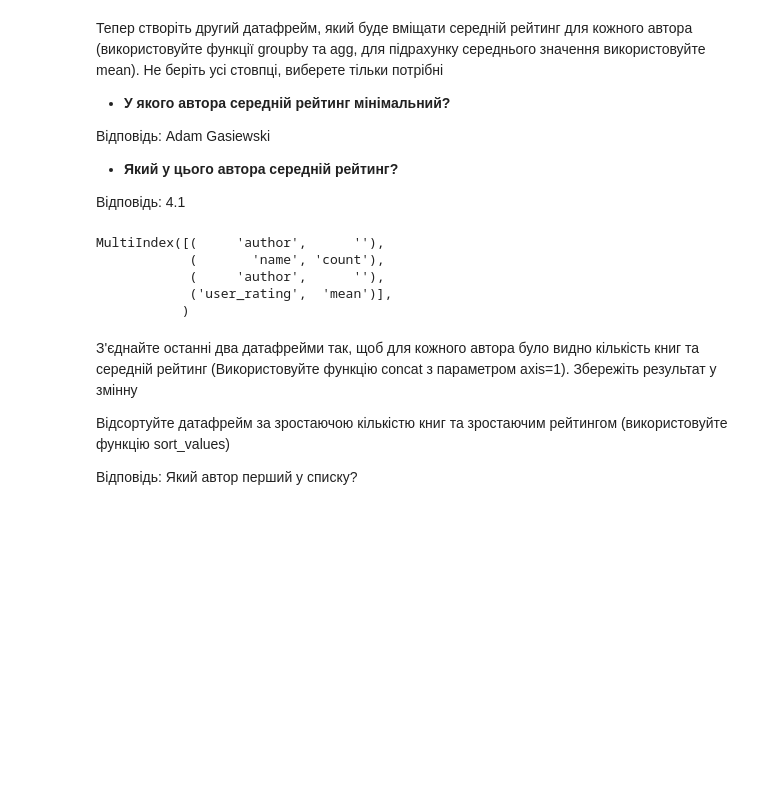
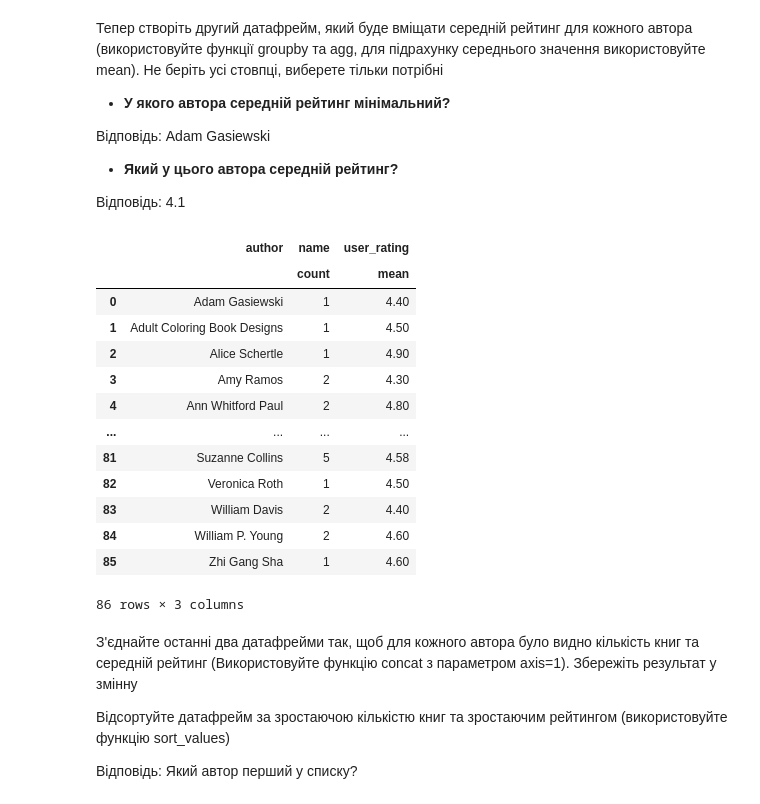
Before and after one commit to a33211/Data-science-homeworks, a Jupyter notebook: Hw2_3.ipynb, the cells around one changed output. Saved outputs shown, nothing was run; the diff lists cells and outputs as text; code cells hidden in the pictures; blank space fills up the shorter version.

```diff
--- a/Hw2_3.ipynb
+++ b/Hw2_3.ipynb
@@ -274,15 +274,26 @@ dtype: object
 
  Відповідь: 4.1
 # %%
-joined = pd.concat([df1, df2], axis=1)
-joined.columns
+# joined = pd.concat([df1, df2], axis=1)
+# print(joined)
 #joined.sort_values(['count', 'user_rating'])
+joined = df1.join(df2, rsuffix="DROP").filter(regex="^(?!.*DROP)")
+joined
 # %% [output]
+|  | author | name | user_rating |
+|  |  | count | mean |
+| 0 | Adam Gasiewski | 1 | 4.40 |
+| 1 | Adult Coloring Book Designs | 1 | 4.50 |
+| 2 | Alice Schertle | 1 | 4.90 |
+| 3 | Amy Ramos | 2 | 4.30 |
+| 4 | Ann Whitford Paul | 2 | 4.80 |
+| ... | ... | ... | ... |
+| 81 | Suzanne Collins | 5 | 4.58 |
+| 82 | Veronica Roth | 1 | 4.50 |
+| 83 | William Davis | 2 | 4.40 |
+| 84 | William P. Young | 2 | 4.60 |
+| 85 | Zhi Gang Sha | 1 | 4.60 |
-MultiIndex([(     'author',      ''),
-            (       'name', 'count'),
-            (     'author',      ''),
-            ('user_rating',  'mean')],
-           )
+86 rows × 3 columns
 # %% [markdown]
 З'єднайте останні два датафрейми так, щоб для кожного автора було видно кількість книг та середній рейтинг (Використовуйте функцію concat з параметром axis=1). Збережіть результат у змінну
 
```
